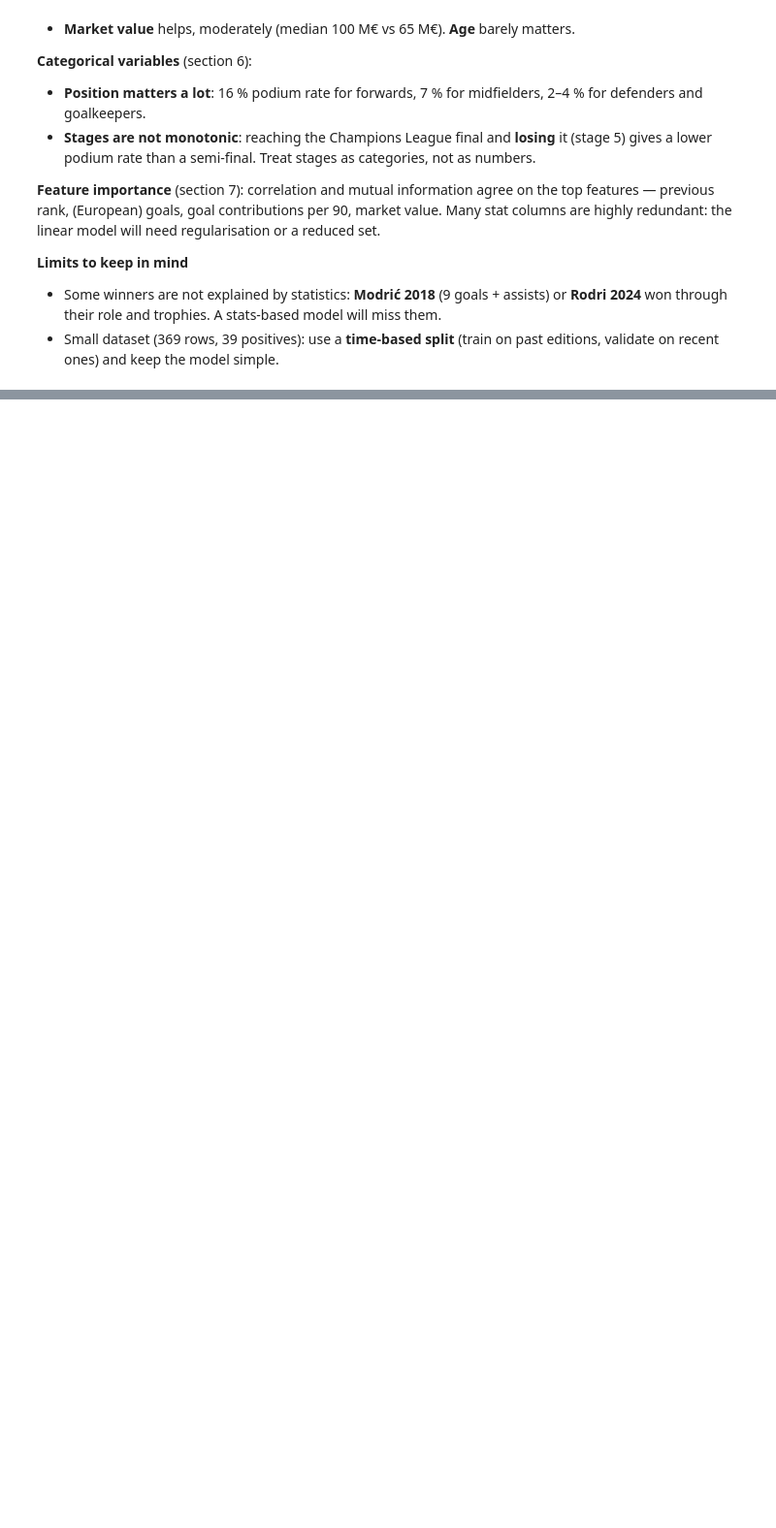
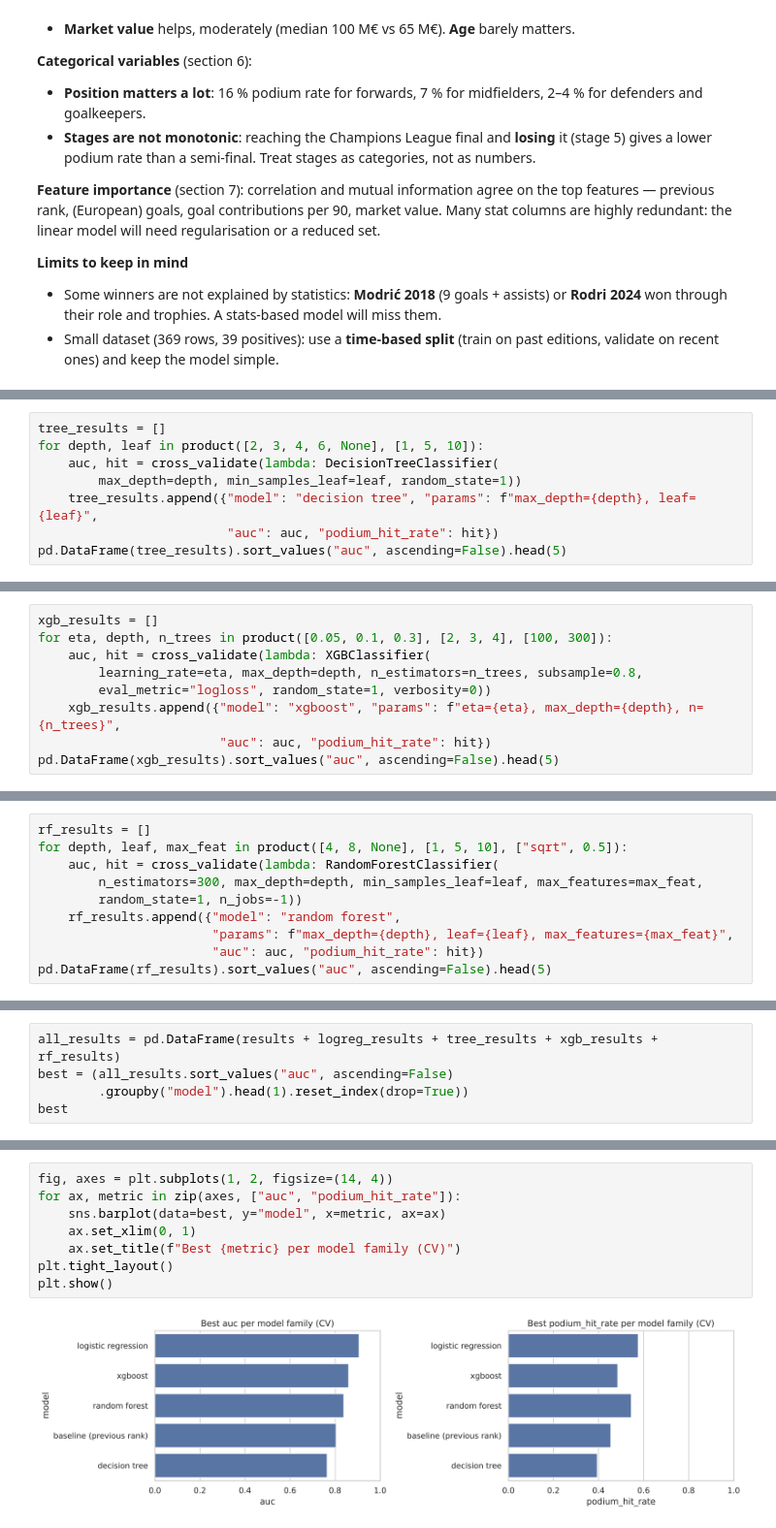
Before and after one commit to Anis311/Project-ML1---Ballon-d-Or-prediction, a Jupyter notebook: notebook.ipynb, the cells around one changed output, grey strips where cells are left out. Shown at 97% size. Saved outputs shown, nothing was run; the diff lists cells and outputs as text; blank space fills up the shorter version.

```diff
--- a/notebook.ipynb
+++ b/notebook.ipynb
@@ -467,0 +630,8 @@ columns are highly redundant: the linear model will need regularisation or a red
+# %%
+tree_results = []
+for depth, leaf in product([2, 3, 4, 6, None], [1, 5, 10]):
+    auc, hit = cross_validate(lambda: DecisionTreeClassifier(
+        max_depth=depth, min_samples_leaf=leaf, random_state=1))
+    tree_results.append({"model": "decision tree", "params": f"max_depth={depth}, leaf={leaf}",
+                         "auc": auc, "podium_hit_rate": hit})
+pd.DataFrame(tree_results).sort_values("auc", ascending=False).head(5)
@@ -467,0 +650,9 @@ columns are highly redundant: the linear model will need regularisation or a red
+# %%
+xgb_results = []
+for eta, depth, n_trees in product([0.05, 0.1, 0.3], [2, 3, 4], [100, 300]):
+    auc, hit = cross_validate(lambda: XGBClassifier(
+        learning_rate=eta, max_depth=depth, n_estimators=n_trees, subsample=0.8,
+        eval_metric="logloss", random_state=1, verbosity=0))
+    xgb_results.append({"model": "xgboost", "params": f"eta={eta}, max_depth={depth}, n={n_trees}",
+                        "auc": auc, "podium_hit_rate": hit})
+pd.DataFrame(xgb_results).sort_values("auc", ascending=False).head(5)
@@ -467,0 +675,10 @@ columns are highly redundant: the linear model will need regularisation or a red
+# %%
+rf_results = []
+for depth, leaf, max_feat in product([4, 8, None], [1, 5, 10], ["sqrt", 0.5]):
+    auc, hit = cross_validate(lambda: RandomForestClassifier(
+        n_estimators=300, max_depth=depth, min_samples_leaf=leaf, max_features=max_feat,
+        random_state=1, n_jobs=-1))
+    rf_results.append({"model": "random forest",
+                       "params": f"max_depth={depth}, leaf={leaf}, max_features={max_feat}",
+                       "auc": auc, "podium_hit_rate": hit})
+pd.DataFrame(rf_results).sort_values("auc", ascending=False).head(5)
@@ -467,0 +696,5 @@ columns are highly redundant: the linear model will need regularisation or a red
+# %%
+all_results = pd.DataFrame(results + logreg_results + tree_results + xgb_results + rf_results)
+best = (all_results.sort_values("auc", ascending=False)
+        .groupby("model").head(1).reset_index(drop=True))
+best
@@ -467,0 +708,10 @@ columns are highly redundant: the linear model will need regularisation or a red
+# %%
+fig, axes = plt.subplots(1, 2, figsize=(14, 4))
+for ax, metric in zip(axes, ["auc", "podium_hit_rate"]):
+    sns.barplot(data=best, y="model", x=metric, ax=ax)
+    ax.set_xlim(0, 1)
+    ax.set_title(f"Best {metric} per model family (CV)")
+plt.tight_layout()
+plt.show()
+# %% [output]
+[figure, added]
```
Also changed, not shown: parts of 39 cells of this notebook, 5 other files.
